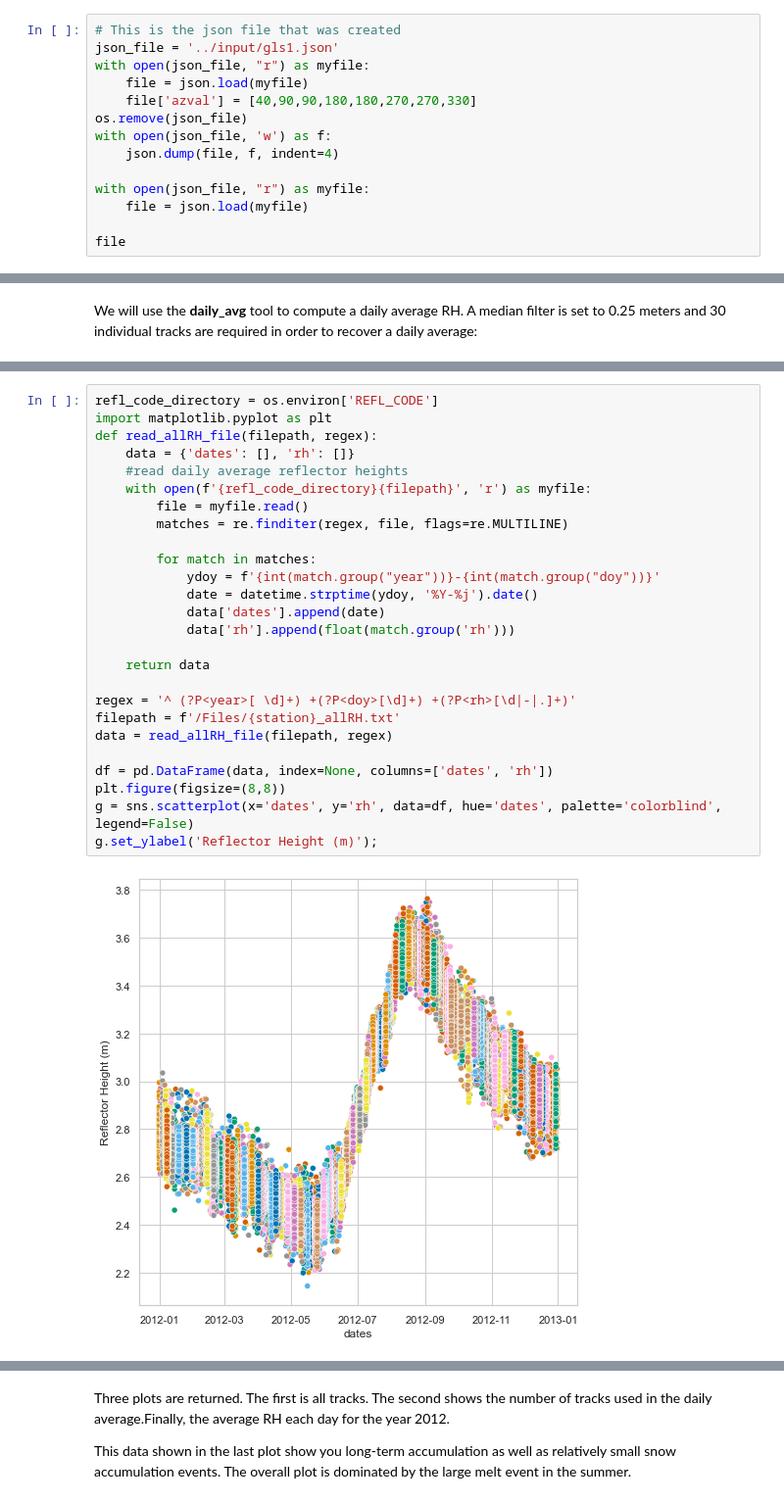
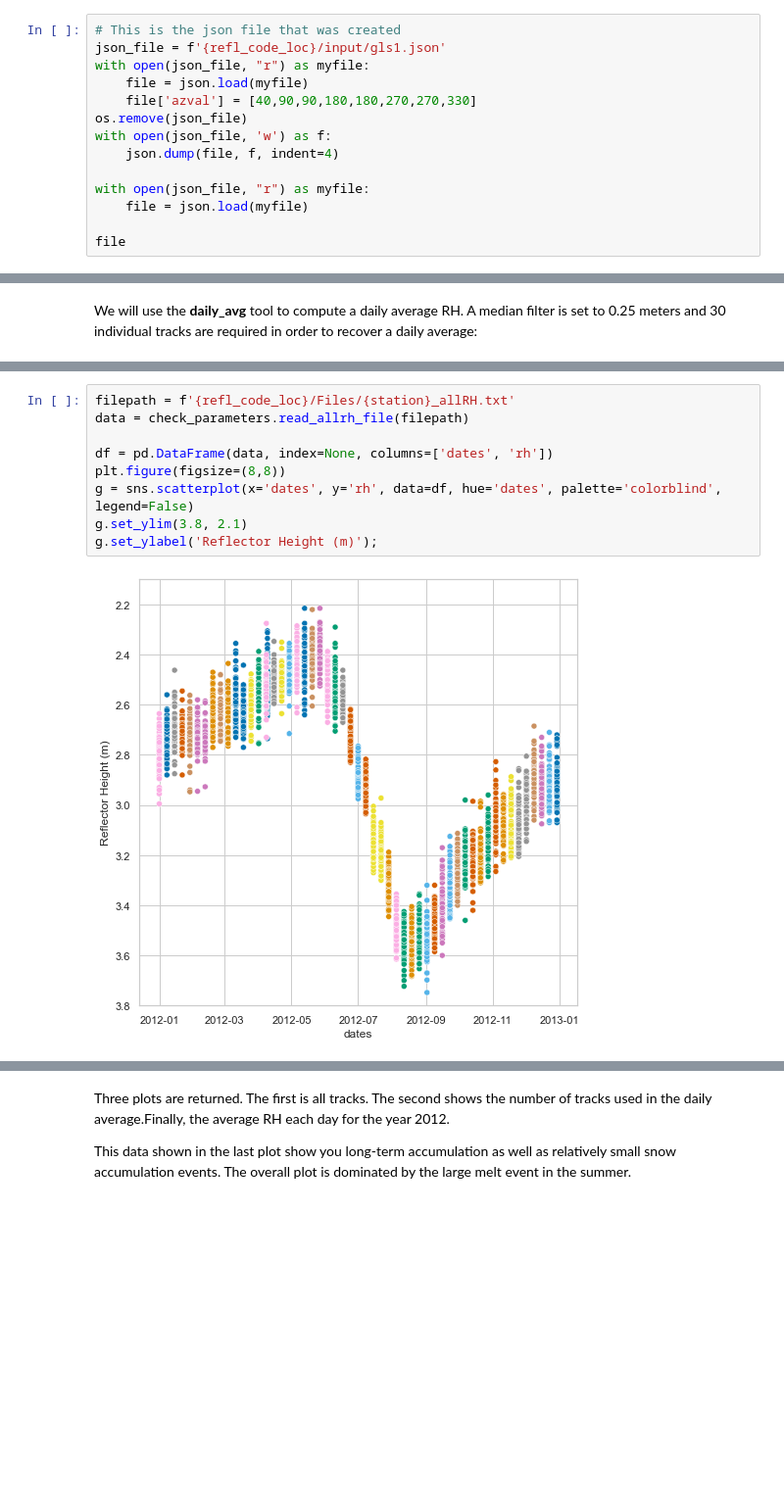
Before and after one commit to timdittmann/gnssrefl_jupyter_github, a Jupyter notebook: notebooks/GLS1_use_case.ipynb, the cells around one changed output, grey strips where cells are left out. Shown at 98% size. Drawn from its saved outputs; the diff is of its cells as text; blank space fills up the shorter version.

```diff
--- a/notebooks/GLS1_use_case.ipynb
+++ b/notebooks/GLS1_use_case.ipynb
@@ -399,7 +241,7 @@ check_parameters.make_json(station, lat, long, height, e1=7, peak2noise=3, ampl=
 writing out to: /Users/enloe/UNAVCO_Projects/git/gnssrefl_jupyter/input/gls1.json
 # %%
 # This is the json file that was created
-json_file = '../input/gls1.json'
+json_file = f'{refl_code_loc}/input/gls1.json'
 with open(json_file, "r") as myfile:
     file = json.load(myfile)
     file['azval'] = [40,90,90,180,180,270,270,330]
@@ -479,33 +321,16 @@ not enough retrievals on  2012 6 9 20
 Daily average RH png file saved as:  /Users/enloe/UNAVCO_Projects/git/gnssrefl_jupyter/Files/gls1_RH.png
 Daily average RH will be written to:  /Users/enloe/UNAVCO_Projects/git/gnssrefl_jupyter/Files/gls1-dailyavg.txt
 # %%
-refl_code_directory = os.environ['REFL_CODE']
-import matplotlib.pyplot as plt
-def read_allRH_file(filepath, regex):
-    data = {'dates': [], 'rh': []}
-    #read daily average reflector heights
-    with open(f'{refl_code_directory}{filepath}', 'r') as myfile:
-        file = myfile.read()
-        matches = re.finditer(regex, file, flags=re.MULTILINE)
-
-        for match in matches:
-            ydoy = f'{int(match.group("year"))}-{int(match.group("doy"))}'
-            date = datetime.strptime(ydoy, '%Y-%j').date()
-            data['dates'].append(date)
-            data['rh'].append(float(match.group('rh')))
-
-    return data
-
-regex = '^ (?P<year>[ \d]+) +(?P<doy>[\d]+) +(?P<rh>[\d|-|.]+)'
-filepath = f'/Files/{station}_allRH.txt'
-data = read_allRH_file(filepath, regex)
+filepath = f'{refl_code_loc}/Files/{station}_allRH.txt'
+data = check_parameters.read_allrh_file(filepath)
 
 df = pd.DataFrame(data, index=None, columns=['dates', 'rh'])
 plt.figure(figsize=(8,8))
 g = sns.scatterplot(x='dates', y='rh', data=df, hue='dates', palette='colorblind', legend=False)
+g.set_ylim(3.8, 2.1)
 g.set_ylabel('Reflector Height (m)');
 # %% [output]
-[figure, old version]
+[figure, new version]
 # %%
 plt.figure(figsize=(8,8))
 df_group = df.groupby(['dates']).agg(['count'])
```
Also changed, not shown: parts of 13 cells of this notebook, 3 other files.
